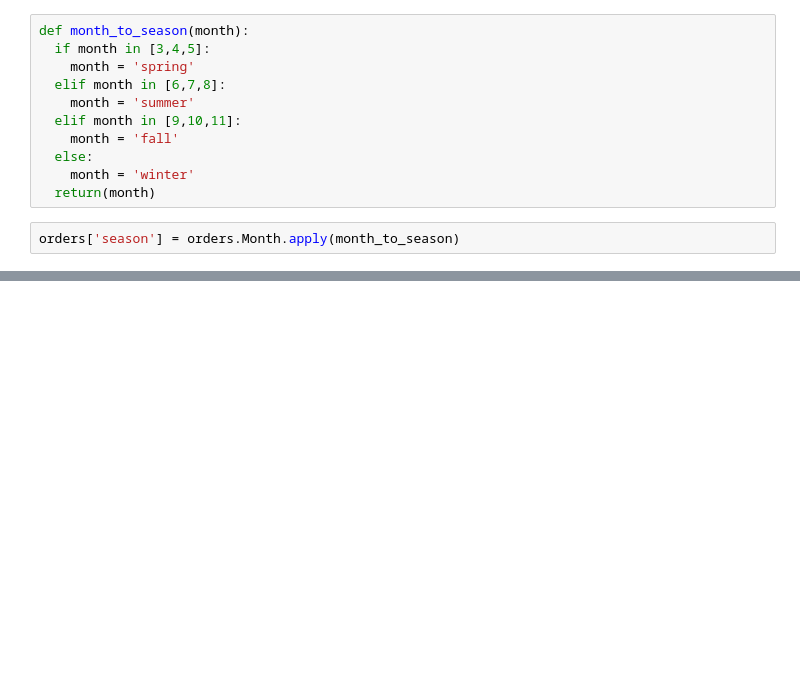
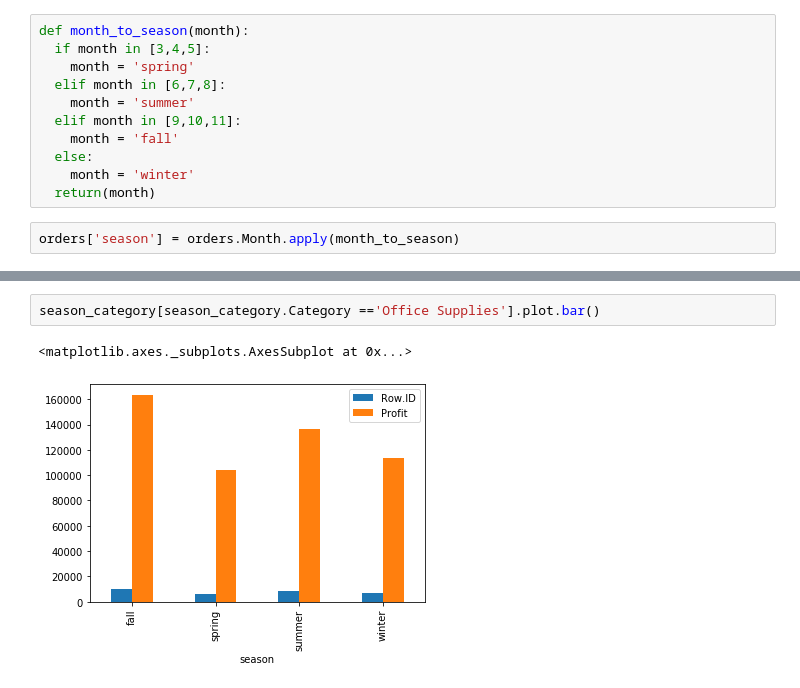
Before and after one commit to pathakg24/ml-learning-lab, a Jupyter notebook: lab_code.ipynb, the cells around one changed output, grey strips where cells are left out. Saved outputs shown, nothing was run; the diff lists cells and outputs as text; blank space fills up the shorter version.

```diff
--- a/lab_code.ipynb
+++ b/lab_code.ipynb
@@ -46,0 +68,5 @@ orders.groupby('season','').agg({'Row.ID':'count', 'Profit':'sum'}).plot()
+# %%
+season_category[season_category.Category =='Office Supplies'].plot.bar()
+# %% [output]
+<matplotlib.axes._subplots.AxesSubplot at 0x...>
+[figure, added]
```
Also changed, not shown: parts of 6 cells of this notebook.
